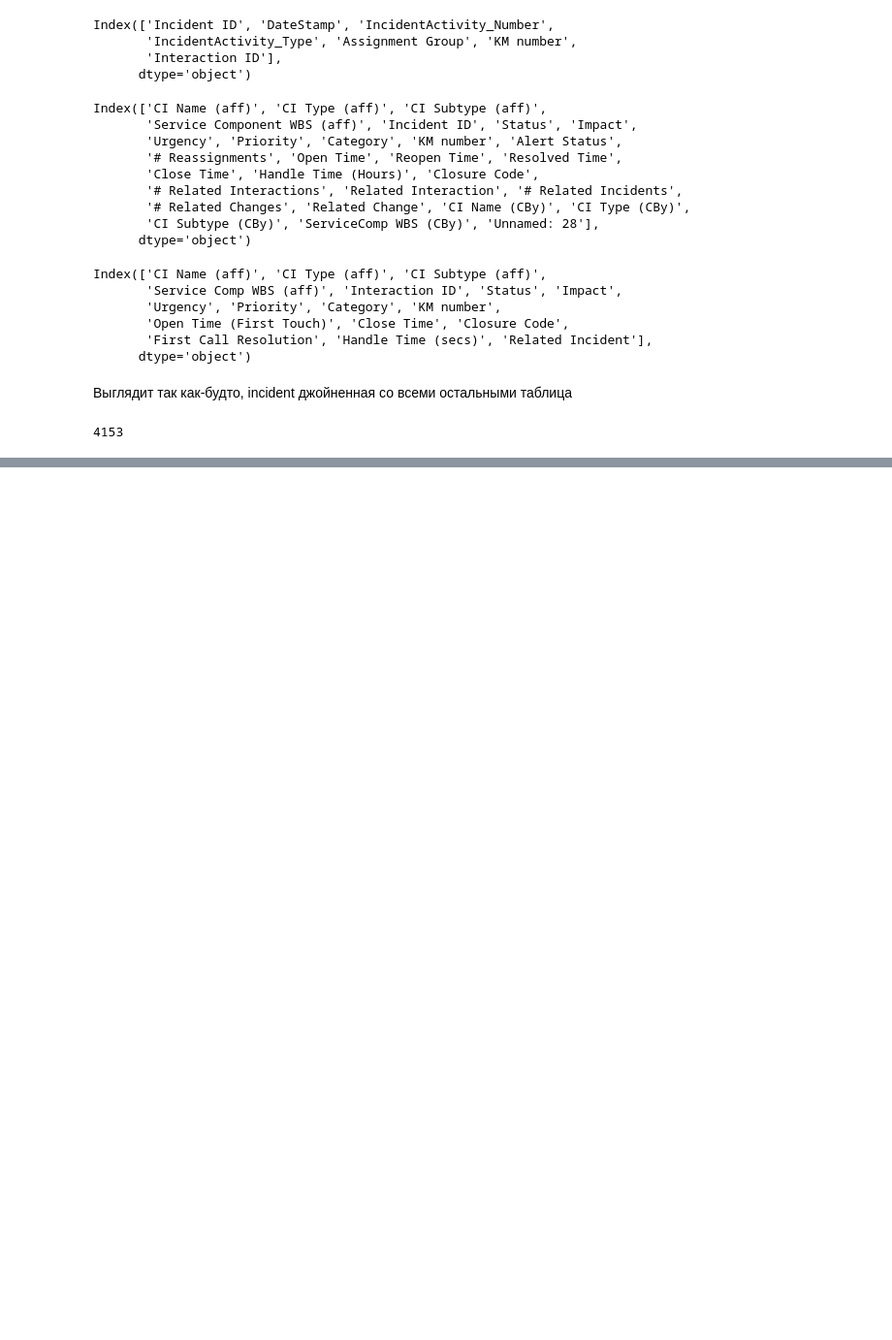
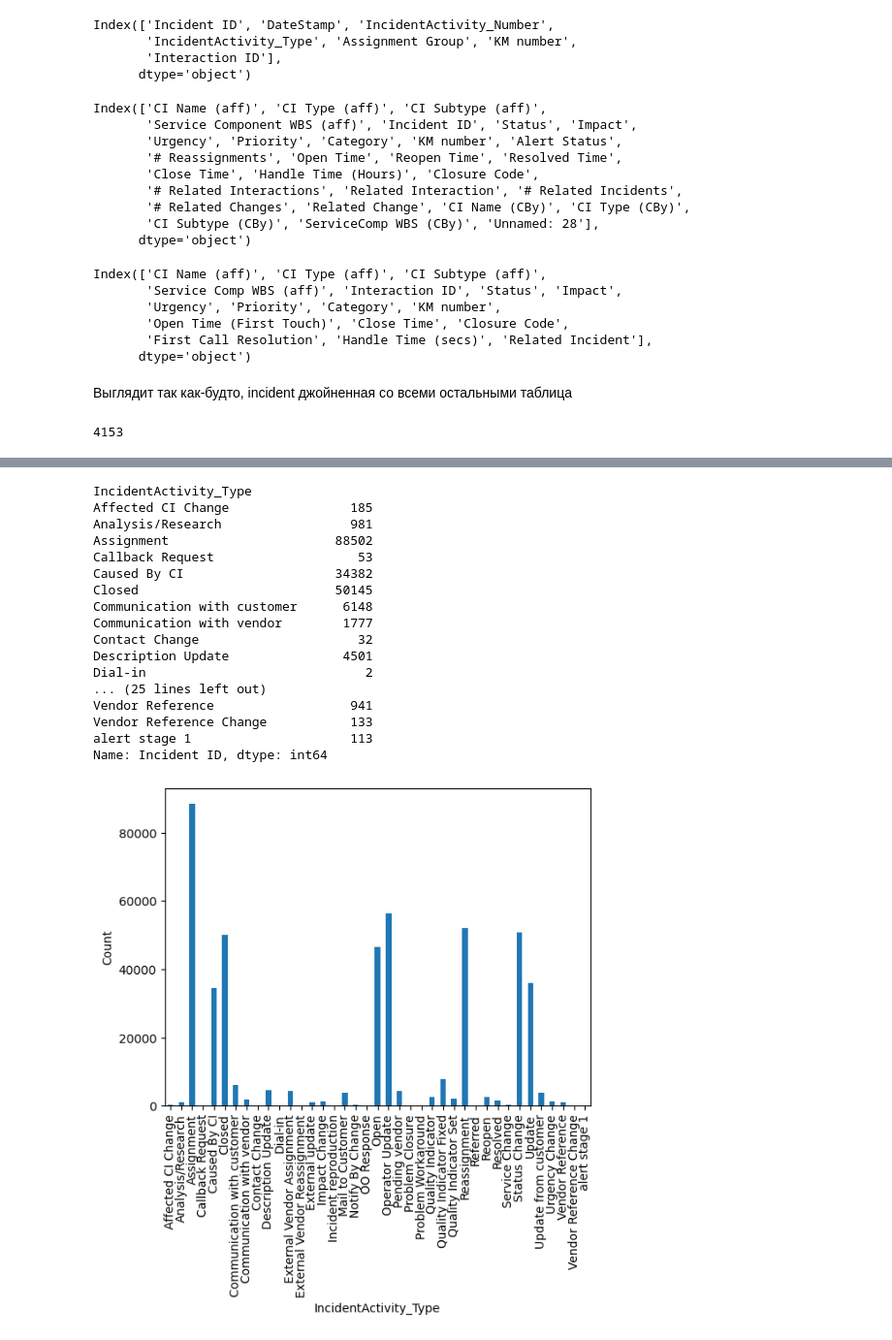
Before and after one commit to Adelaaas/Process_mining_lab_hes, a Jupyter notebook: Lab_02/Kurushin_Osipov/analysis.ipynb, the cells around one changed output, grey strips where cells are left out. Shown at 97% size. Saved outputs shown, nothing was run; the diff lists cells and outputs as text; code cells hidden in the pictures; blank space fills up the shorter version.

```diff
--- a/Lab_02/Kurushin_Osipov/analysis.ipynb
+++ b/Lab_02/Kurushin_Osipov/analysis.ipynb
@@ -86,0 +175,26 @@ log_csv
+# %%
+# Количество инцидентов по типу назначения
+action_count = incident_activity.groupby('IncidentActivity_Type')['Incident ID'].count()
+print(action_count)
+
+action_count.plot(kind='bar', xlabel='IncidentActivity_Type', ylabel='Count')
+plt.show()
+# %% [output]
+IncidentActivity_Type
+Affected CI Change                185
+Analysis/Research                 981
+Assignment                      88502
+Callback Request                   53
+Caused By CI                    34382
+Closed                          50145
+Communication with customer      6148
+Communication with vendor        1777
+Contact Change                     32
+Description Update               4501
+Dial-in                             2
+... (25 lines left out)
+Vendor Reference                  941
+Vendor Reference Change           133
+alert stage 1                     113
+Name: Incident ID, dtype: int64
+[figure, added]
```
Also changed, not shown: parts of 35 cells of this notebook.
